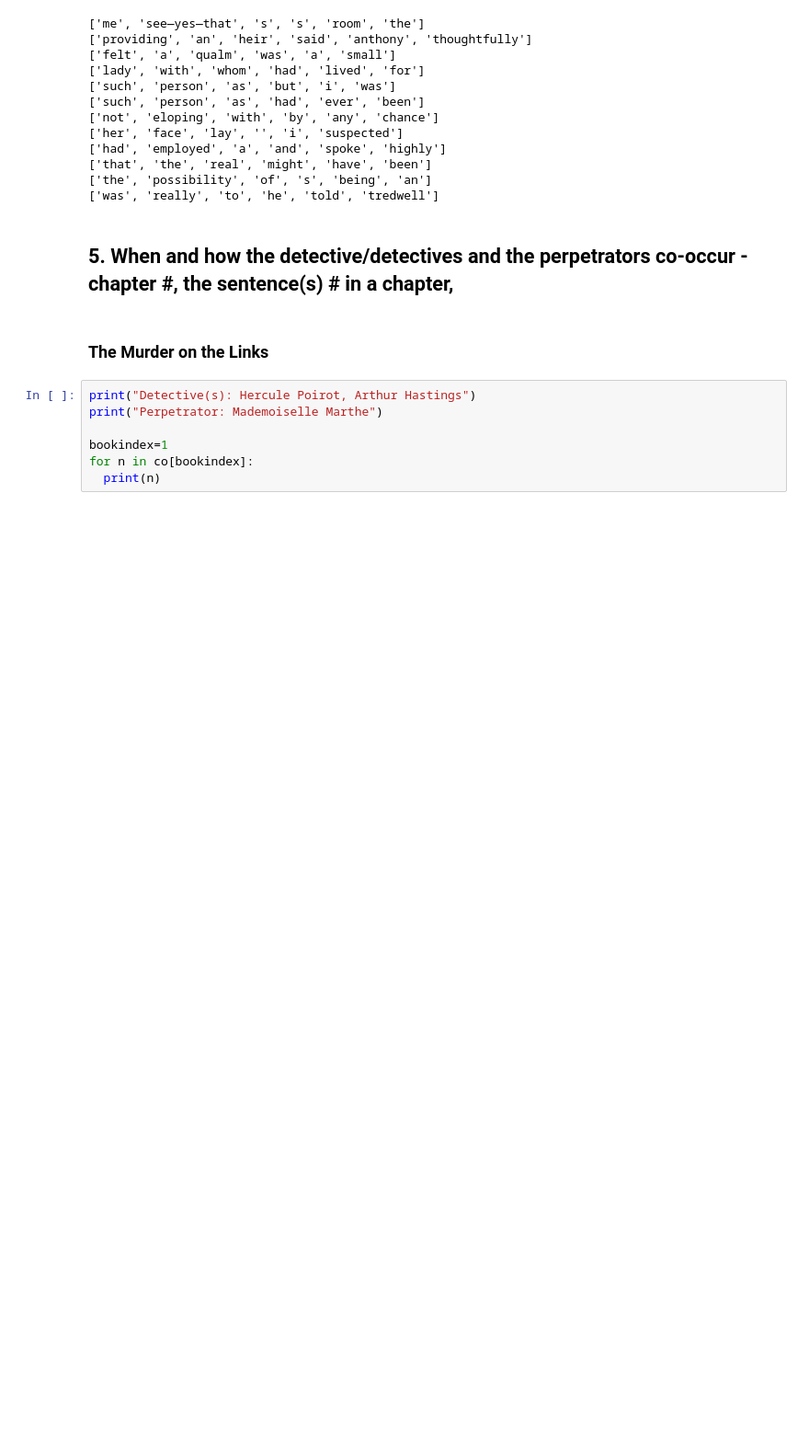
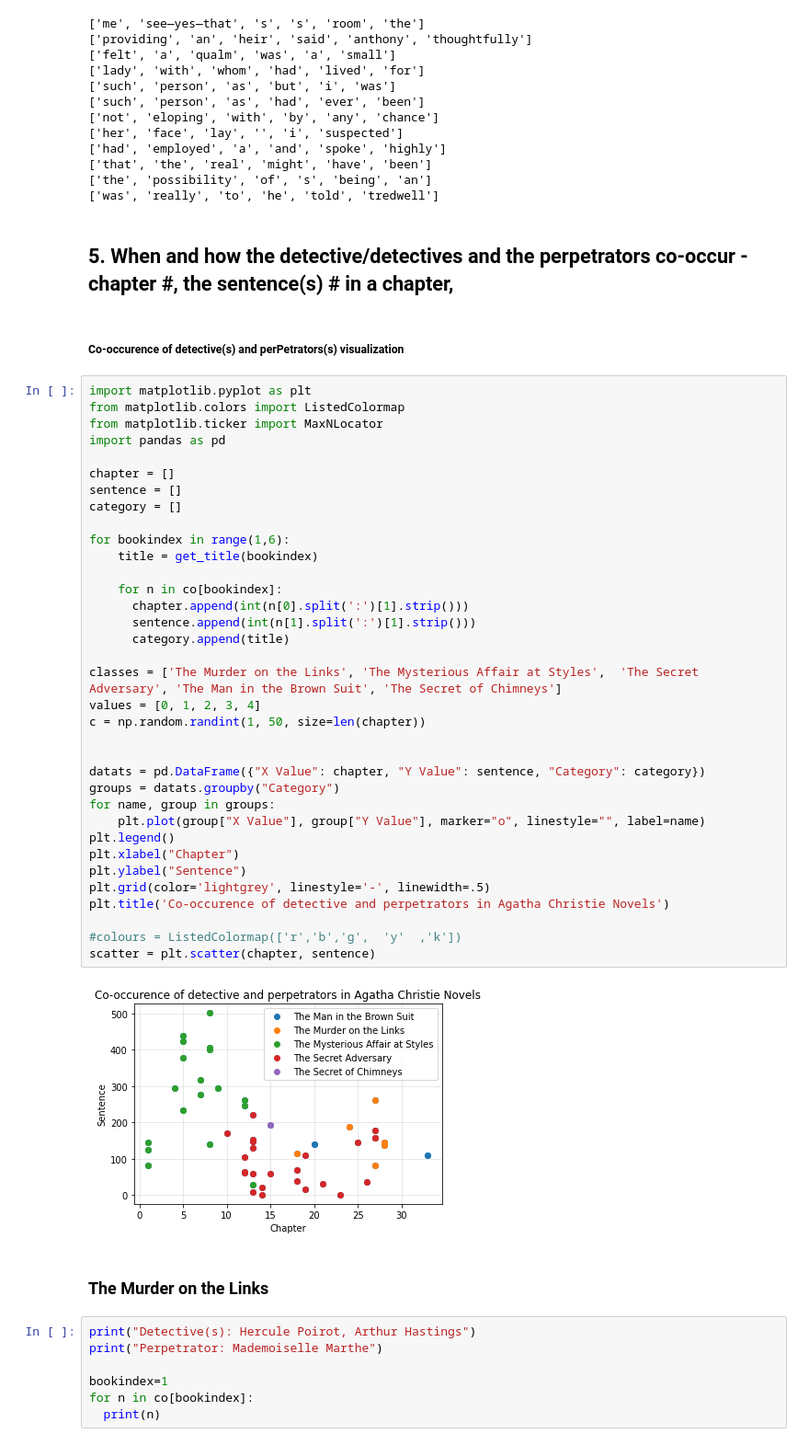
Before and after one commit to 692-Team-1-NLP/proj-1, a Jupyter notebook: Proj_1_collab.ipynb, the cells around one changed output. Shown at 92% size. Saved outputs shown, nothing was run; the diff lists cells and outputs as text; blank space fills up the shorter version.

```diff
--- a/Proj_1_collab.ipynb
+++ b/Proj_1_collab.ipynb
@@ -1030,6 +1013,46 @@ for n in perp_neighbors[bookindex]:
 ['was', 'really', 'to', 'he', 'told', 'tredwell']
 # %% [markdown]
 ## 5. When and how the detective/detectives and the perpetrators co-occur - chapter #, the sentence(s) # in a chapter,
+# %% [markdown]
+
+##### Co-occurence of detective(s) and perPetrators(s) visualization
+# %%
+import matplotlib.pyplot as plt
+from matplotlib.colors import ListedColormap
+from matplotlib.ticker import MaxNLocator
+import pandas as pd
+
+chapter = []
+sentence = []
+category = []
+
+for bookindex in range(1,6):
+    title = get_title(bookindex)
+
+    for n in co[bookindex]:
+      chapter.append(int(n[0].split(':')[1].strip()))
+      sentence.append(int(n[1].split(':')[1].strip()))
+      category.append(title)
+
+classes = ['The Murder on the Links', 'The Mysterious Affair at Styles',  'The Secret Adversary', 'The Man in the Brown Suit', 'The Secret of Chimneys']
+values = [0, 1, 2, 3, 4]
+c = np.random.randint(1, 50, size=len(chapter))
+
+
+datats = pd.DataFrame({"X Value": chapter, "Y Value": sentence, "Category": category})
+groups = datats.groupby("Category")
+for name, group in groups:
+    plt.plot(group["X Value"], group["Y Value"], marker="o", linestyle="", label=name)
+plt.legend()
+plt.xlabel("Chapter")
+plt.ylabel("Sentence")
+plt.grid(color='lightgrey', linestyle='-', linewidth=.5)
+plt.title('Co-occurence of detective and perpetrators in Agatha Christie Novels')
+
+#colours = ListedColormap(['r','b','g',  'y'  ,'k'])
+scatter = plt.scatter(chapter, sentence)
+# %% [output]
+[figure, added]
 # %% [markdown]
 ### The Murder on the Links
 # %%
```
Also changed, not shown: parts of 6 cells of this notebook.
